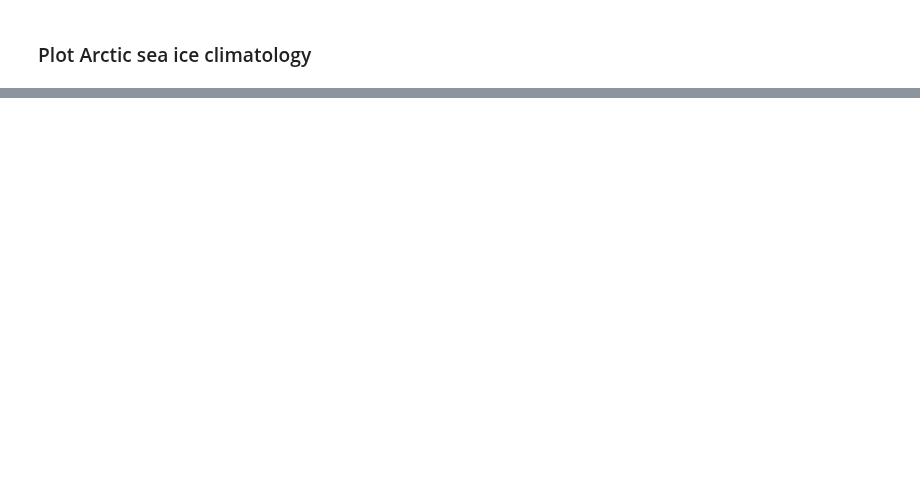
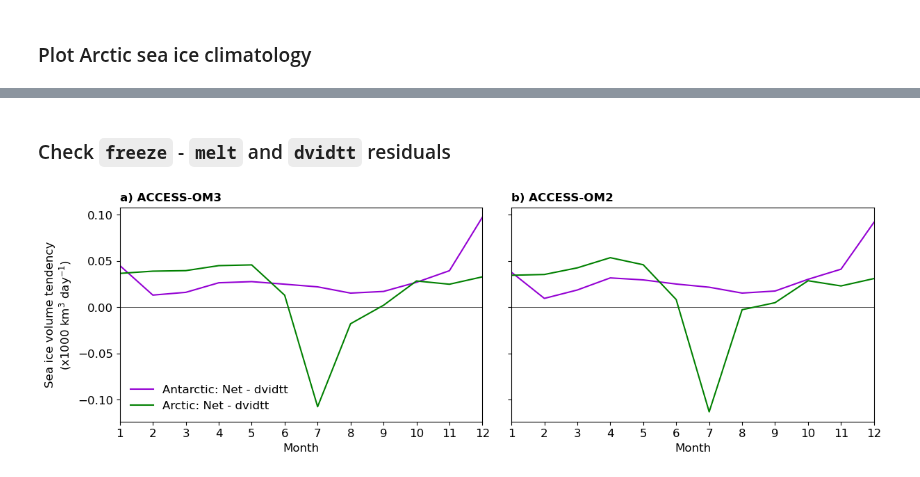
Before and after one commit to ACCESS-Community-Hub/access-om3-paper-1, a Jupyter notebook: notebooks/SeaIce_mass_budget_climatology.ipynb, the cells around one changed output, grey strips where cells are left out. Drawn from its saved outputs; the diff is of its cells as text; code cells hidden in the pictures; blank space fills up the shorter version.

```diff
--- a/notebooks/SeaIce_mass_budget_climatology.ipynb
+++ b/notebooks/SeaIce_mass_budget_climatology.ipynb
@@ -410,0 +332,48 @@ plt.show()
+# %% [markdown]
+### Check `freeze` - `melt` and `dvidtt` residuals
+# %%
+def figure():
+    plt.rcParams['font.size'] = 12
+    fig, axes = plt.subplots(ncols=2, figsize=(14,4), sharex=True, sharey=True)
+    plt.subplots_adjust(wspace=0.08)
+
+    axes[0].text(0.0, 1.03, 'a) ACCESS-OM3', fontsize=12, fontweight='bold', transform=axes[0].transAxes)
+    axes[1].text(0.0, 1.03, 'b) ACCESS-OM2', fontsize=12, fontweight='bold', transform=axes[1].transAxes)
+
+    for i, ax in enumerate(axes):
+        ax.plot(np.arange(1,13,1), np.full(12,0), lw=0.5, c='k')
+        ax.set_xlim([1,12])
+        ax.set_xticks(np.arange(1,13,1))
+        ax.set_xlabel('Month')
+
+    axes[0].set_ylabel('Sea ice volume tendency\n(x1000 km$^3$ day$^{-1}$)')
+
+    return fig, axes
+# %%
+fig, axes = figure()
+
+x = np.arange(1, 13, 1)
+
+freeze =  antarctic_seaice['frazil_m'] + antarctic_seaice['congel_m'] + antarctic_seaice['snoice_m']
+melt = antarctic_seaice['meltb_m'] + antarctic_seaice['meltt_m'] + antarctic_seaice['meltl_m']
+freeze_om2 =  antarctic_seaice_om2['frazil_m'] + antarctic_seaice_om2['congel_m'] + antarctic_seaice_om2['snoice_m']
+melt_om2 = antarctic_seaice_om2['meltb_m'] + antarctic_seaice_om2['meltt_m'] + antarctic_seaice_om2['meltl_m']
+axes[0].plot(x, ((freeze - melt) - antarctic_seaice['dvidtt_m'])/1e12, c='darkviolet', label='Antarctic: Net - dvidtt')
+axes[1].plot(x, ((freeze_om2 - melt_om2) - antarctic_seaice_om2['dvidtt_m'])/1e12, c='darkviolet', label='Antarctic: Net - dvidtt')
+
+
+freeze =  arctic_seaice['frazil_m'] + arctic_seaice['congel_m'] + arctic_seaice['snoice_m']
+melt = arctic_seaice['meltb_m'] + arctic_seaice['meltt_m'] + arctic_seaice['meltl_m']
+freeze_om2 =  arctic_seaice_om2['frazil_m'] + arctic_seaice_om2['congel_m'] + arctic_seaice_om2['snoice_m']
+melt_om2 = arctic_seaice_om2['meltb_m'] + arctic_seaice_om2['meltt_m'] + arctic_seaice_om2['meltl_m']
+axes[0].plot(x, ((freeze - melt) - arctic_seaice['dvidtt_m'])/1e12, c='green', label='Arctic: Net - dvidtt')
+axes[1].plot(x, ((freeze_om2 - melt_om2) - arctic_seaice_om2['dvidtt_m'])/1e12, c='green', label='Arctic: Net - dvidtt')
+
+axes[0].legend(frameon=False, ncols=1, fontsize=12, loc='lower left')
+
+figfile = plotfolder + f'seaice_vol_budget_net-dvidtt_differences.jpg'
+plt.savefig(figfile, dpi=300, bbox_inches='tight')
+
+plt.show()
+# %% [output]
+[figure, added]
```
Also changed, not shown: parts of 12 cells of this notebook.
